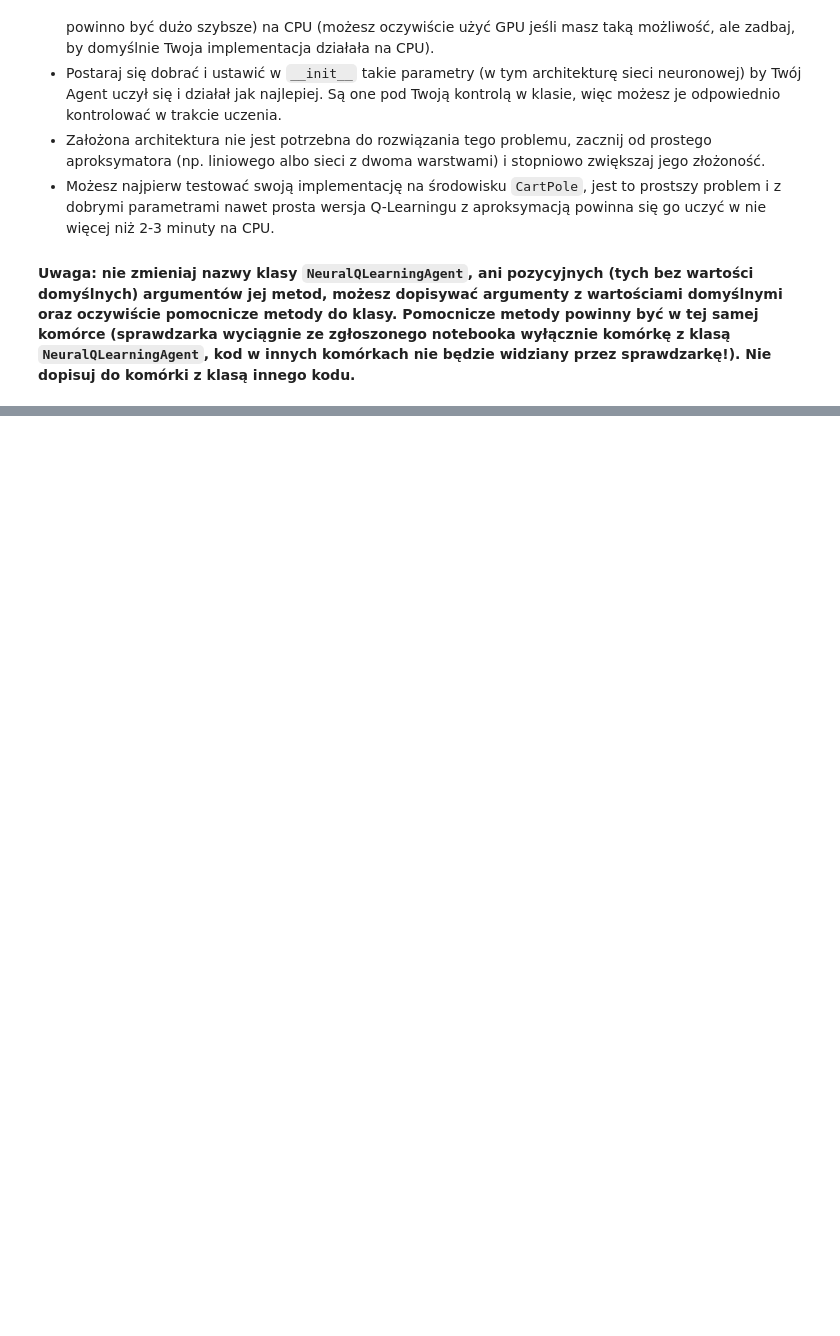
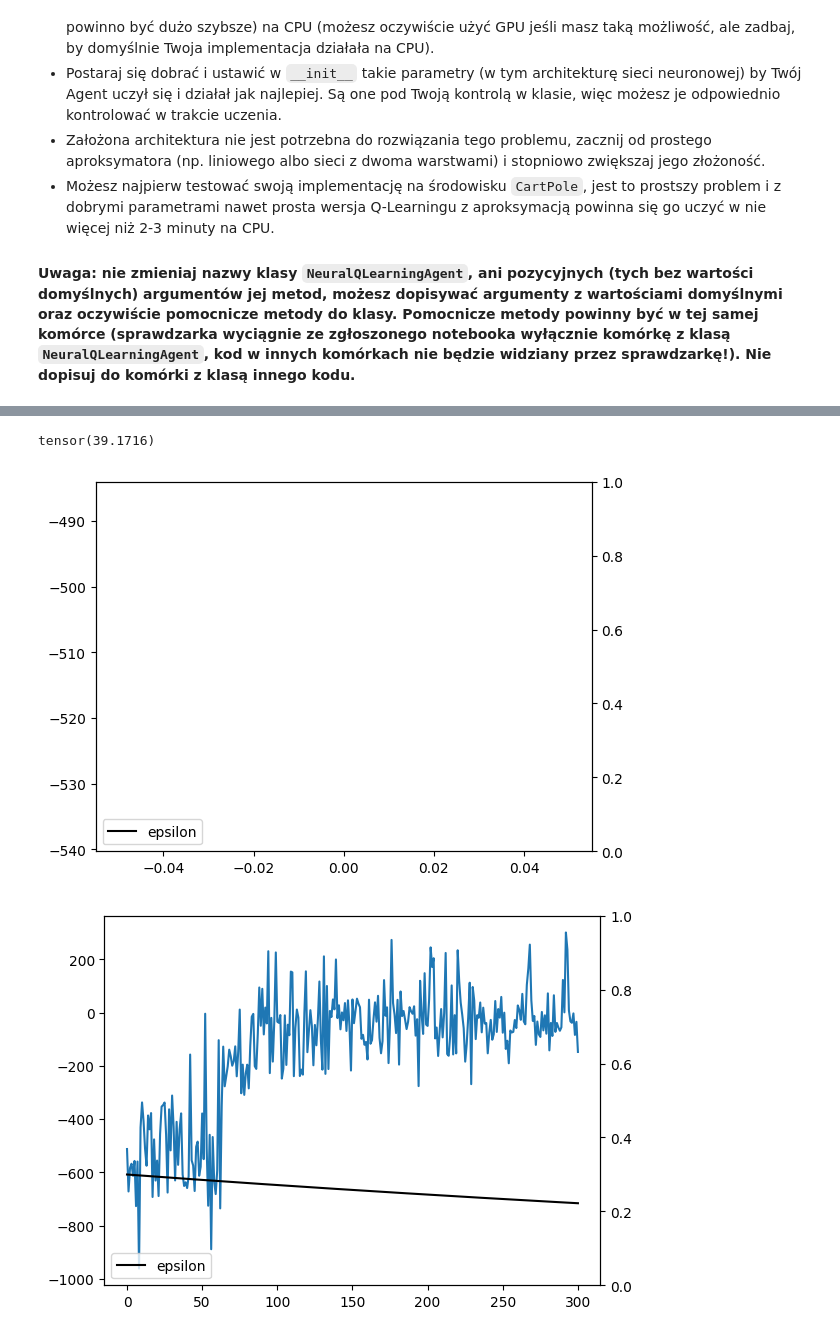
Before and after one commit to Michu-dev/ai-university-labs, a Jupyter notebook: Reinforcement Learning/homework-3-qlearning.ipynb, the cells around one changed output, grey strips where cells are left out. Saved outputs shown, nothing was run; the diff lists cells and outputs as text; code cells hidden in the pictures; blank space fills up the shorter version.

```diff
--- a/Reinforcement Learning/homework-3-qlearning.ipynb
+++ b/Reinforcement Learning/homework-3-qlearning.ipynb
@@ -302,0 +356,9 @@ rewards = run_agent_in_env(env, agent, 10000, learning=True, plot=True, plot_int
+# %%
+env = gym.make("LunarLander-v2")
+agent2 = NeuralQLearningAgent(env, hidden=[128, 64], replay_memory=True, double_q=False, freezing=False)
+rewards2 = run_agent_in_env(env, agent2, 1500, learning=True, plot=True, plot_interval=300)
+print(torch.Tensor(rewards2).mean())
+# %% [output]
+tensor(39.1716)
+[figure, added]
+[figure, added]
```
Also changed, not shown: parts of 18 cells of this notebook, 5 other files.
